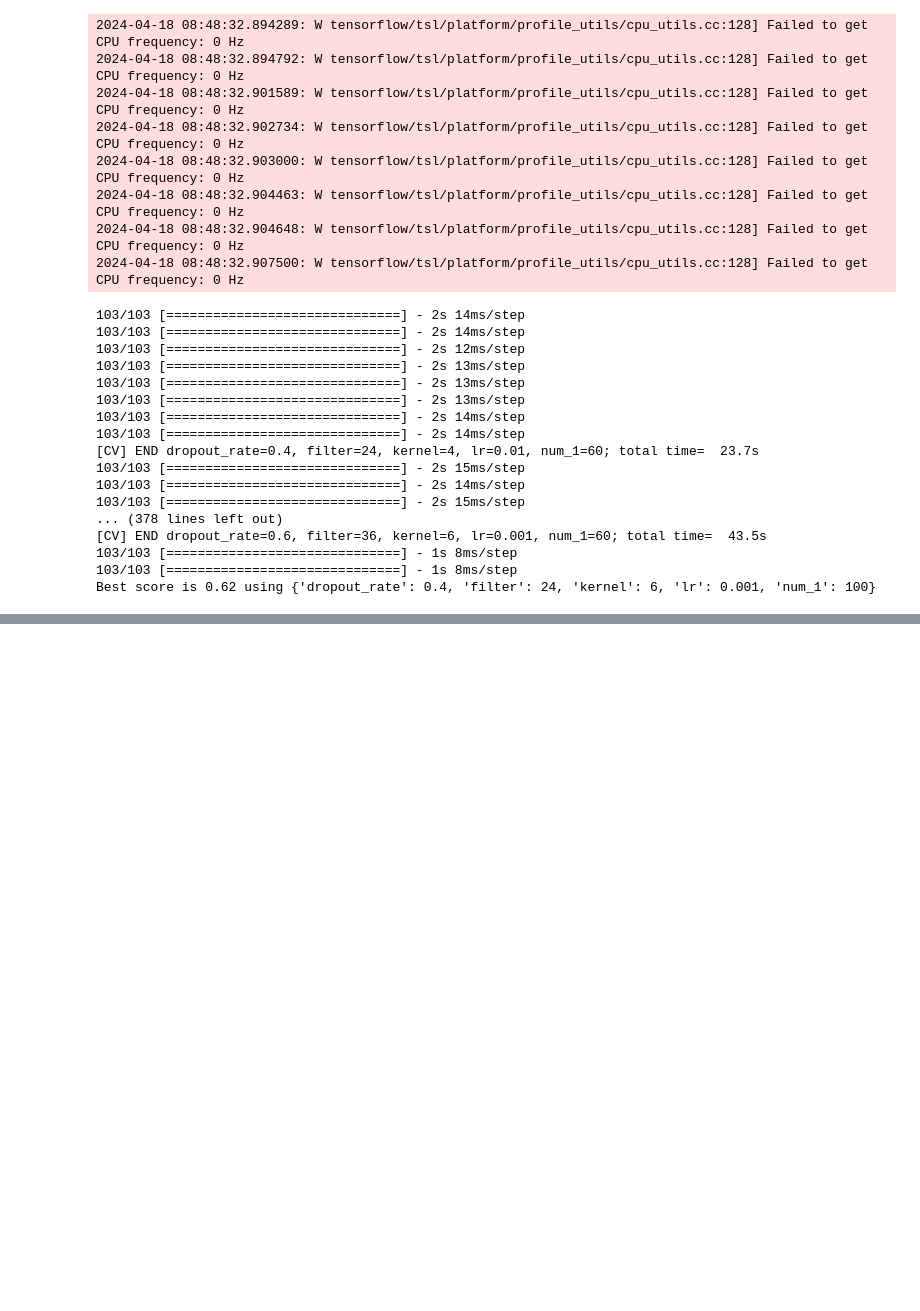
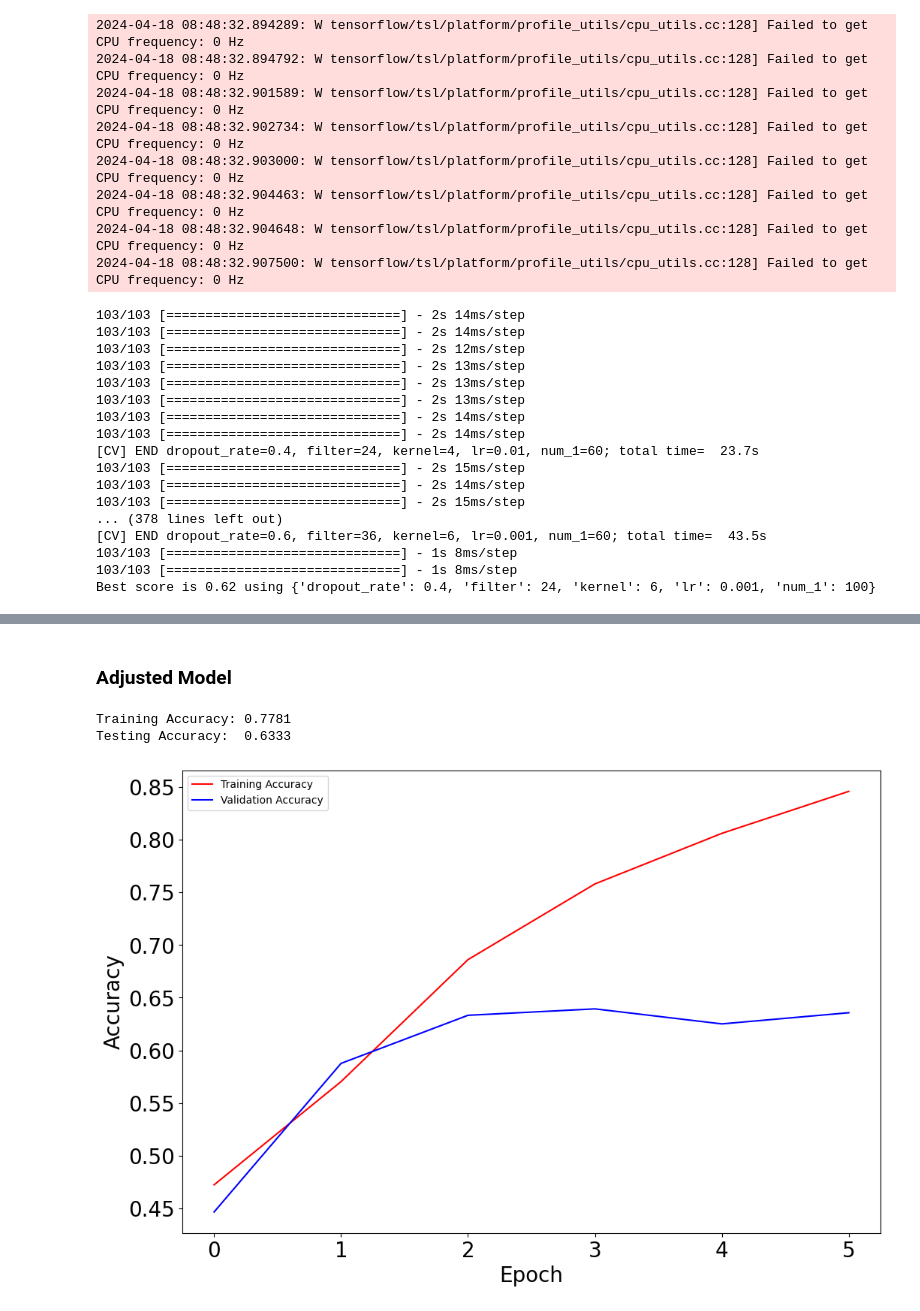
Before and after one commit to tulane-cmps6730/project-reddit, a Jupyter notebook: notebooks/NLP_Project.ipynb, the cells around one changed output, grey strips where cells are left out. Drawn from its saved outputs; the diff is of its cells as text; code cells hidden in the pictures; blank space fills up the shorter version.

```diff
--- a/notebooks/NLP_Project.ipynb
+++ b/notebooks/NLP_Project.ipynb
@@ -538,5 +657,0 @@ y = df['Result_Bin'].values
-# %%
-X_train, X_val, y_train, y_val = train_test_split(X, y, test_size=0.2, random_state=42)
-
-X_train_tokens = tokenizer(X_train, padding=True, truncation=True, max_length=200, return_tensors='tf')
-X_val_tokens = tokenizer(X_val, padding=True, truncation=True, max_length=200, return_tensors='tf')
@@ -546,13 +657,0 @@ attention_mask = Input(shape=(200,), dtype='int32')
-# %%
-bert_output = model(input_ids, attention_mask=attention_mask)[0]
-pooled_output = GlobalMaxPooling1D()(bert_output)
-pooled_output = Dropout(0.1)(pooled_output)
-output = Dense(1, activation='sigmoid')(pooled_output)
-
-model = Model(inputs=[input_ids, attention_mask], outputs=output)
-# %%
-model.compile(optimizer=Adam(learning_rate=2e-5), loss='binary_crossentropy', metrics=['accuracy'])
-# %%
-history = model.fit([X_train_tokens['input_ids'], X_train_tokens['attention_mask']], y_train,
-                    validation_data=([X_val_tokens['input_ids'], X_val_tokens['attention_mask']], y_val),
-                    epochs=3, batch_size=32)
@@ -558,0 +668,55 @@ history = model.fit([X_train_tokens['input_ids'], X_train_tokens['attention_mask
+# %% [markdown]
+### Adjusted Model
+# %%
+# Building a model that avoids overfitting
+
+from keras.regularizers import l2
+from keras.callbacks import EarlyStopping
+
+def CNN_model_adj(embedding=200, filter=16, kernel=4, num_1=40, lr=0.01, dropout_rate=0.5):
+    model = Sequential()
+    model.add(layers.Embedding(input_dim=vocab_size,
+                               output_dim=embedding,
+                               input_length=maxlen))
+    model.add(Conv1D(filters=filter, kernel_size=kernel, activation="relu"))
+    model.add(MaxPooling1D(pool_size=2))
+    model.add(layers.Flatten())
+    model.add(layers.Dropout(dropout_rate))
+    model.add(layers.Dense(num_1, activation='relu', kernel_regularizer=l2(0.001)))
+    model.add(layers.Dense(1, activation='sigmoid'))
+    model.compile(optimizer=Adam(learning_rate=lr),
+                  loss='binary_crossentropy',
+                  metrics=['accuracy'])
+    return model
+
+# Define early stopping callback
+early_stopping = EarlyStopping(monitor='val_loss', patience=3, restore_best_weights=True)
+
+model_adj = CNN_model_adj()
+
+history_adj = model_adj.fit(X_train_2, y_train,
+                    epochs=30,
+                    verbose=False,
+                    validation_data=(X_test_2, y_test),
+                    batch_size=1000,
+                    callbacks=[early_stopping])
+
+loss, accuracy = model_adj.evaluate(X_train_2, y_train, verbose=False)
+print("Training Accuracy: {:.4f}".format(accuracy))
+loss, accuracy = model_adj.evaluate(X_test_2, y_test, verbose=False)
+print("Testing Accuracy:  {:.4f}".format(accuracy))
+# %% [output]
+Training Accuracy: 0.7781
+Testing Accuracy:  0.6333
+# %%
+# Accuracy over epochs
+
+fig, ax = plt.subplots(1, 1, figsize=(12,8))
+ax.plot(history_adj.history['accuracy'], 'r', label='Training Accuracy')
+ax.plot(history_adj.history['val_accuracy'], 'b' ,label='Validation Accuracy')
+ax.set_xlabel(r'Epoch', fontsize=20)
+ax.set_ylabel(r'Accuracy', fontsize=20)
+ax.legend()
+ax.tick_params(labelsize=20)
+# %% [output]
+[figure, added]
```
Also changed, not shown: parts of 30 cells of this notebook.
